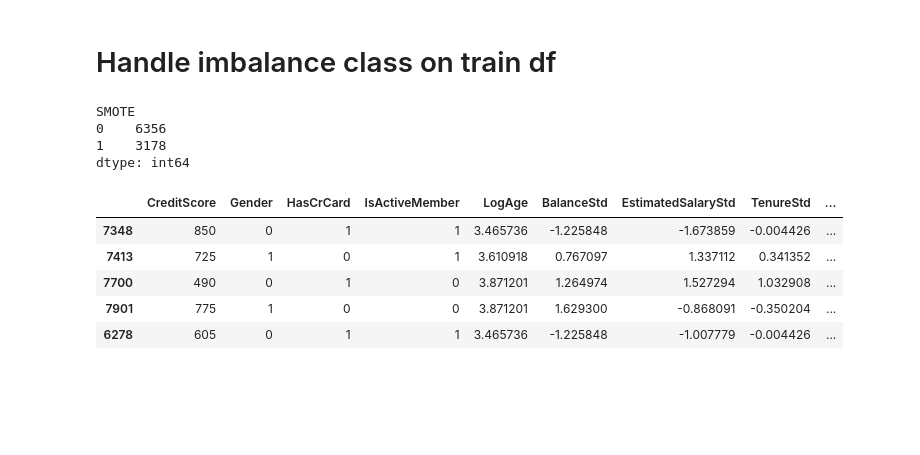
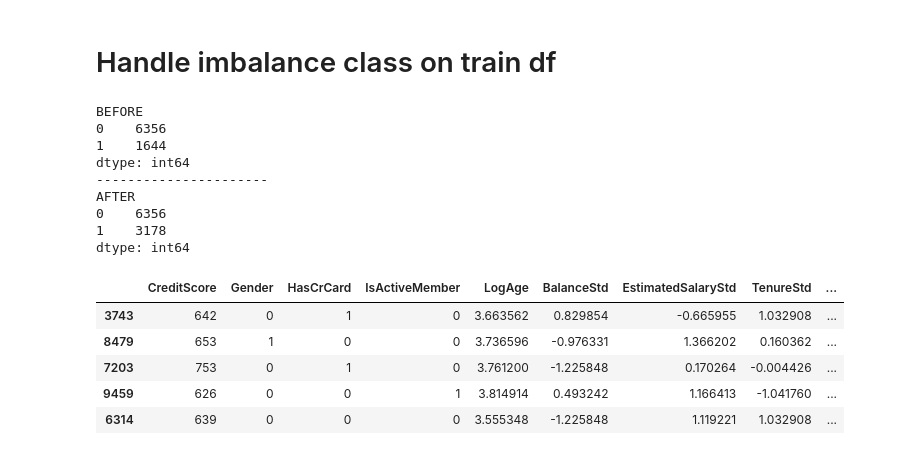
Before and after one commit to chakraskun/churn-modelling, a Jupyter notebook: data_preprocessing.ipynb, the cells around one changed output. Saved outputs shown, nothing was run; the diff lists cells and outputs as text; code cells hidden in the pictures; blank space fills up the shorter version.

```diff
--- a/data_preprocessing.ipynb
+++ b/data_preprocessing.ipynb
@@ -154,19 +154,27 @@ except:
 # %%
 X = df_train[[col for col in df_train.columns if (str(df_train[col].dtype) != 'object') and col != 'Exited']]
 y = df_train['Exited'].values
-X_over_SMOTE, y_over_SMOTE = over_sampling.SMOTE(0.5).fit_resample(X, y)
+X_over_SMOTE, y_over_SMOTE = over_sampling.SMOTE(sampling_strategy=0.5).fit_resample(X, y)
 
-print('SMOTE')
+print('BEFORE')
+print(pd.Series(y).value_counts())
+print('----------------------')
+print('AFTER')
 print(pd.Series(y_over_SMOTE).value_counts())
 X_over_SMOTE.sample(5)
 # %% [output]
-SMOTE
+BEFORE
+0    6356
+1    1644
+dtype: int64
+----------------------
+AFTER
 0    6356
 1    3178
 dtype: int64
 |  | CreditScore | Gender | HasCrCard | IsActiveMember | LogAge | BalanceStd | EstimatedSalaryStd | TenureStd | ... |
-| 7348 | 850 | 0 | 1 | 1 | 3.465736 | -1.225848 | -1.673859 | -0.004426 | ... |
-| 7413 | 725 | 1 | 0 | 1 | 3.610918 | 0.767097 | 1.337112 | 0.341352 | ... |
-| 7700 | 490 | 0 | 1 | 0 | 3.871201 | 1.264974 | 1.527294 | 1.032908 | ... |
-| 7901 | 775 | 1 | 0 | 0 | 3.871201 | 1.629300 | -0.868091 | -0.350204 | ... |
-| 6278 | 605 | 0 | 1 | 1 | 3.465736 | -1.225848 | -1.007779 | -0.004426 | ... |
+| 3743 | 642 | 0 | 1 | 0 | 3.663562 | 0.829854 | -0.665955 | 1.032908 | ... |
+| 8479 | 653 | 1 | 0 | 0 | 3.736596 | -0.976331 | 1.366202 | 0.160362 | ... |
+| 7203 | 753 | 0 | 1 | 0 | 3.761200 | -1.225848 | 0.170264 | -0.004426 | ... |
+| 9459 | 626 | 0 | 0 | 1 | 3.814914 | 0.493242 | 1.166413 | -1.041760 | ... |
+| 6314 | 639 | 0 | 0 | 0 | 3.555348 | -1.225848 | 1.119221 | 1.032908 | ... |
```
Also changed, not shown: parts of 5 cells of this notebook.
